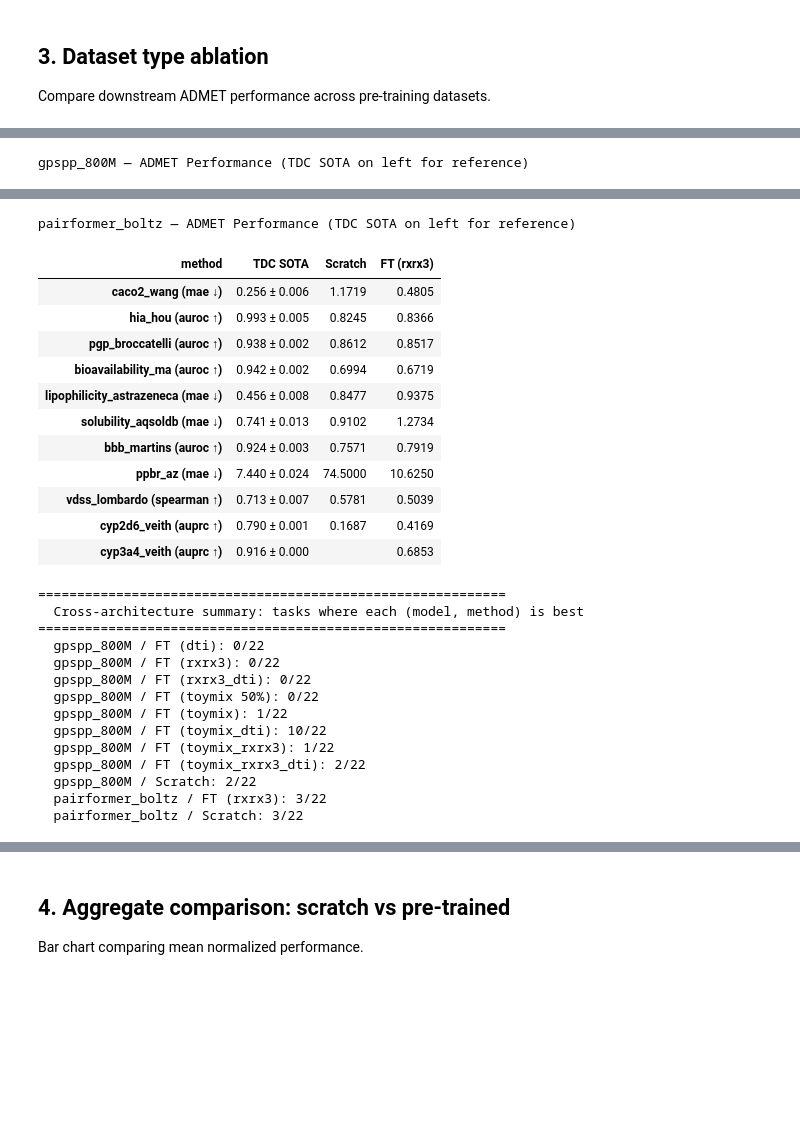
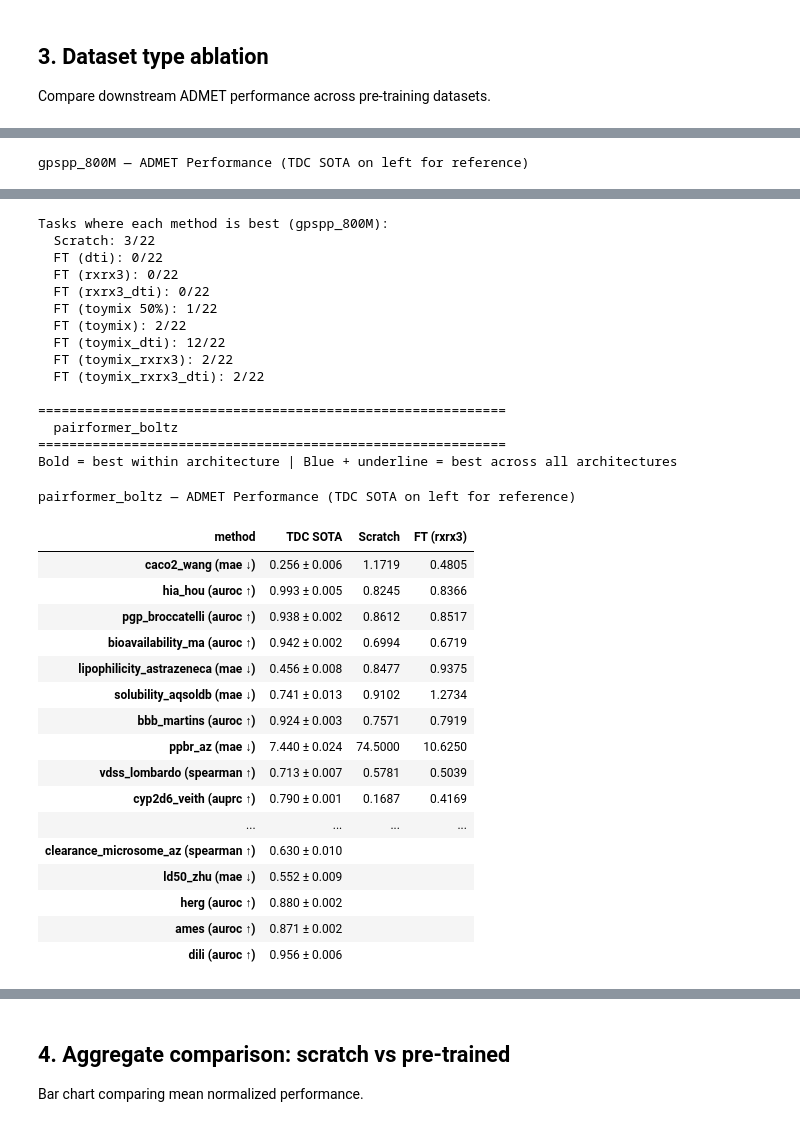
Before and after one commit to seonghyun26/graphium, a Jupyter notebook: notebooks/00_results_dashboard.ipynb, the cells around one changed output, grey strips where cells are left out. Cells and saved outputs as stored; diff of their text form; code cells hidden in the pictures; blank space fills up the shorter version.

```diff
--- a/notebooks/00_results_dashboard.ipynb
+++ b/notebooks/00_results_dashboard.ipynb
@@ -290,7 +301,7 @@ print(f"After dedup to latest run per (task, model_name, method): {len(admet_df)
 print(f"Models in data: {admet_df['model_name'].value_counts().to_dict()}")
 
 # --- Compute global best (across all architectures) per task ---
-global_best_per_task = {}  # task -> (model_name, method, value)
+global_best_per_task = {}  # task -> (model_name, method)
 if len(admet_df) > 0 and admet_df['primary_metric'].notna().any():
     for task in ADMET_TASK_ORDER:
         task_rows = admet_df[admet_df['task'] == task].dropna(subset=['primary_metric'])
@@ -307,20 +318,21 @@ if len(admet_df) > 0 and admet_df['primary_metric'].notna().any():
 if len(admet_df) > 0 and admet_df['primary_metric'].notna().any():
     for model_name in MODELS_TO_SHOW:
         model_df = admet_df[admet_df['model_name'] == model_name]
+
         if len(model_df) == 0 or model_df['primary_metric'].isna().all():
-            print(f"\n--- {model_name}: no ADMET results yet ---")
-            continue
+            # No data at all — show empty table with all tasks
+            pivot = pd.DataFrame(index=ADMET_TASK_ORDER, columns=['(no results)'])
+            pivot['(no results)'] = np.nan
+        else:
+            pivot = model_df.pivot_table(
+                index='task', columns='method', values='primary_metric', aggfunc='mean'
+            )
+            method_order = ['Scratch'] + sorted([c for c in pivot.columns if c.startswith('FT')])
+            method_order += [c for c in pivot.columns if c not in method_order]
+            pivot = pivot[[c for c in method_order if c in pivot.columns]]
 
-        pivot = model_df.pivot_table(
-            index='task', columns='method', values='primary_metric', aggfunc='mean'
-        )
-
-        row_order = [t for t in ADMET_TASK_ORDER if t in pivot.index]
-        pivot = pivot.loc[row_order]
-
-        method_order = ['Scratch'] + sorted([c for c in pivot.columns if c.startswith('FT')])
-        method_order += [c for c in pivot.columns if c not in method_order]
-        pivot = pivot[[c for c in method_order if c in pivot.columns]]
+        # Reindex to always show all 22 ADMET tasks (NaN for missing)
+        pivot = pivot.reindex(ADMET_TASK_ORDER)
 
         row_labels = []
         for task in pivot.index:
@@ -406,10 +418,21 @@ if len(admet_df) > 0 and admet_df['primary_metric'].notna().any():
                 {'selector': 'td', 'props': [('text-align', 'center')]},
             ])
         )
+
+        print(f"\n{'='*60}")
+        print(f"  {model_name}")
+        print(f"{'='*60}")
+        print("Bold = best within architecture | Blue + underline = best across all architectures")
         display(styled)
 
+        # Count tasks where each method is the best
+        best_counts = count_best_among_methods(numeric_pivot, list(numeric_pivot.columns), TASK_METRICS)
+        if best_counts:
+            print(f"\nTasks where each method is best ({model_name}):")
+            for method, (wins, total) in best_counts.items():
+                print(f"  {method}: {wins}/{total}")
+
     # --- Cross-architecture summary ---
-    # Build a combined pivot with (model, method) columns
     combined_pivot = admet_df.pivot_table(
         index='task', columns=['model_name', 'method'],
         values='primary_metric', aggfunc='mean'
@@ -432,45 +460,51 @@ Models in data: {'gpspp_800M': 198, 'pairformer_boltz': 21}
 gpspp_800M — ADMET Performance (TDC SOTA on left for reference)
 | method | TDC SOTA | Scratch | FT (dti) | FT (rxrx3) | FT (rxrx3_dti) | FT (toymix 50%) | FT (toymix) | ... |
 | caco2_wang (mae ↓) | 0.256 ± 0.006 | 0.5648 | 5.3263 | 1.2462 | 0.7230 | 0.5781 | 0.5372 | ... |
 | hia_hou (auroc ↑) | 0.993 ± 0.005 | 0.5000 | 0.5000 | 0.4988 | 0.7267 | 0.8233 | 0.8333 | ... |
 | pgp_broccatelli (auroc ↑) | 0.938 ± 0.002 | 0.8214 | 0.5000 | 0.4373 | 0.8194 | 0.7704 | 0.8155 | ... |
 | bioavailability_ma (auroc ↑) | 0.942 ± 0.002 | 0.5000 | 0.5000 | 0.5037 | 0.5786 | 0.6611 | 0.6275 | ... |
 | lipophilicity_astrazeneca (mae ↓) | 0.456 ± 0.008 | 0.9721 | 2.3666 | 0.9677 | 0.9647 | 0.9686 | 0.9724 | ... |
 | solubility_aqsoldb (mae ↓) | 0.741 ± 0.013 | 1.0424 | 3.4085 | 1.8897 | 1.4641 | 1.5298 | 1.4957 | ... |
 | bbb_martins (auroc ↑) | 0.924 ± 0.003 | 0.7324 | 0.5000 | 0.5569 | 0.7043 | 0.7237 | 0.7342 | ... |
 | ppbr_az (mae ↓) | 7.440 ± 0.024 | 81.4208 | 88.6763 | 17.4642 | 15.7294 | 12.8629 | 13.3702 | ... |
 | vdss_lombardo (spearman ↑) | 0.713 ± 0.007 | 0.4539 | 0.0000 | 0.0541 | 0.2888 | 0.1293 | 0.2426 | ... |
 | cyp2d6_veith (auprc ↑) | 0.790 ± 0.001 | 0.1766 | 0.1687 | 0.1488 | 0.4021 | 0.3480 | 0.2968 | ... |
 | ... | ... | ... | ... | ... | ... | ... | ... | ... |
 | clearance_microsome_az (spearman ↑) | 0.630 ± 0.010 | 0.0000 | 0.0000 | 0.0887 | 0.0520 | -0.0471 | 0.0018 | ... |
 | ld50_zhu (mae ↓) | 0.552 ± 0.009 | 0.7356 | 2.7547 | 0.8233 | 0.8444 | 0.9079 | 0.9046 | ... |
 | herg (auroc ↑) | 0.880 ± 0.002 | 0.7460 | 0.5000 | 0.5005 | 0.6833 | 0.4062 | 0.4080 | ... |
 | ames (auroc ↑) | 0.871 ± 0.002 | 0.6933 | 0.5000 | 0.5480 | 0.6312 | 0.6279 | 0.5714 | ... |
 | dili (auroc ↑) | 0.956 ± 0.006 | 0.3220 | 0.5000 | 0.6757 | 0.7952 | 0.7939 | 0.6980 | ... |
-pairformer_boltz — ADMET Performance (TDC SOTA on left for reference)
+Tasks where each method is best (gpspp_800M):
+  Scratch: 3/22
+  FT (dti): 0/22
+  FT (rxrx3): 0/22
+  FT (rxrx3_dti): 0/22
+  FT (toymix 50%): 1/22
+  FT (toymix): 2/22
+  FT (toymix_dti): 12/22
+  FT (toymix_rxrx3): 2/22
+  FT (toymix_rxrx3_dti): 2/22
+
+============================================================
+  pairformer_boltz
+============================================================
+Bold = best within architecture | Blue + underline = best across all architectures
+pairformer_boltz — ADMET Performance (TDC SOTA on left for reference)
 | method | TDC SOTA | Scratch | FT (rxrx3) |
 | caco2_wang (mae ↓) | 0.256 ± 0.006 | 1.1719 | 0.4805 |
 | hia_hou (auroc ↑) | 0.993 ± 0.005 | 0.8245 | 0.8366 |
 | pgp_broccatelli (auroc ↑) | 0.938 ± 0.002 | 0.8612 | 0.8517 |
 | bioavailability_ma (auroc ↑) | 0.942 ± 0.002 | 0.6994 | 0.6719 |
 | lipophilicity_astrazeneca (mae ↓) | 0.456 ± 0.008 | 0.8477 | 0.9375 |
 | solubility_aqsoldb (mae ↓) | 0.741 ± 0.013 | 0.9102 | 1.2734 |
 | bbb_martins (auroc ↑) | 0.924 ± 0.003 | 0.7571 | 0.7919 |
 | ppbr_az (mae ↓) | 7.440 ± 0.024 | 74.5000 | 10.6250 |
 | vdss_lombardo (spearman ↑) | 0.713 ± 0.007 | 0.5781 | 0.5039 |
 | cyp2d6_veith (auprc ↑) | 0.790 ± 0.001 | 0.1687 | 0.4169 |
-| cyp3a4_veith (auprc ↑) | 0.916 ± 0.000 |  | 0.6853 |
+| ... | ... | ... | ... |
+| clearance_microsome_az (spearman ↑) | 0.630 ± 0.010 |  |  |
+| ld50_zhu (mae ↓) | 0.552 ± 0.009 |  |  |
+| herg (auroc ↑) | 0.880 ± 0.002 |  |  |
+| ames (auroc ↑) | 0.871 ± 0.002 |  |  |
+| dili (auroc ↑) | 0.956 ± 0.006 |  |  |
-============================================================
-  Cross-architecture summary: tasks where each (model, method) is best
-============================================================
-  gpspp_800M / FT (dti): 0/22
-  gpspp_800M / FT (rxrx3): 0/22
-  gpspp_800M / FT (rxrx3_dti): 0/22
-  gpspp_800M / FT (toymix 50%): 0/22
-  gpspp_800M / FT (toymix): 1/22
-  gpspp_800M / FT (toymix_dti): 10/22
-  gpspp_800M / FT (toymix_rxrx3): 1/22
-  gpspp_800M / FT (toymix_rxrx3_dti): 2/22
-  gpspp_800M / Scratch: 2/22
-  pairformer_boltz / FT (rxrx3): 3/22
-  pairformer_boltz / Scratch: 3/22
```
Also changed, not shown: parts of 5 cells of this notebook, 21 other files.
